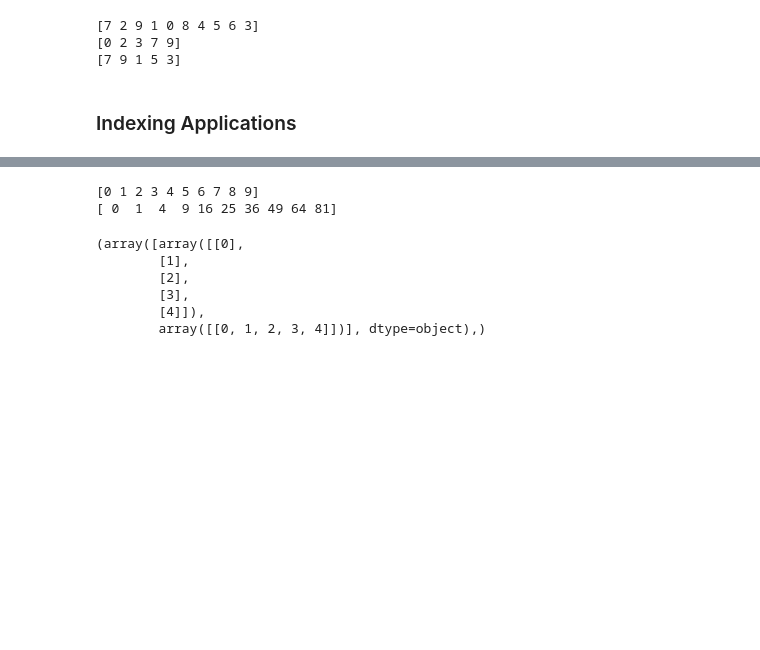
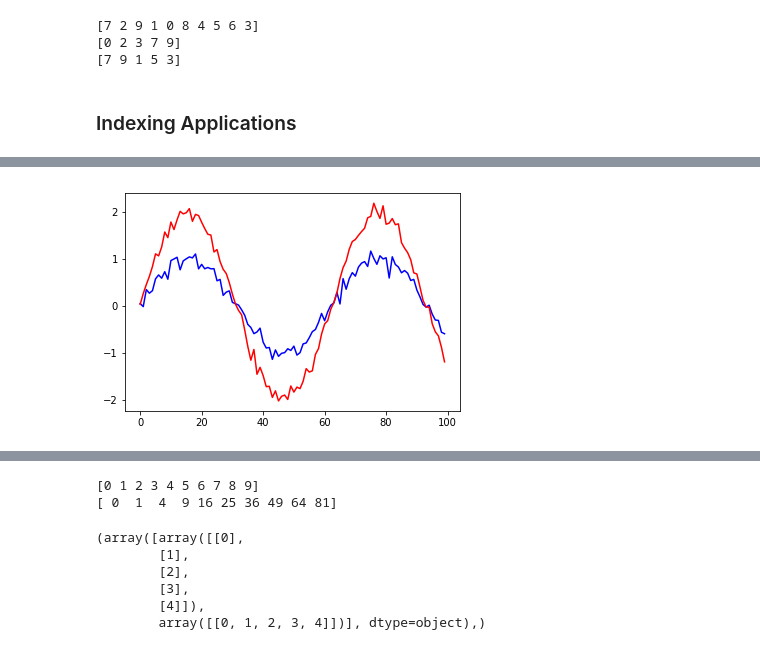
Before and after one commit to vlad17/np-learn, a Jupyter notebook: presentation.ipynb, the cells around one changed output, grey strips where cells are left out. Saved outputs shown, nothing was run; the diff lists cells and outputs as text; code cells hidden in the pictures; blank space fills up the shorter version.

Commit message:
added indexing examples

```diff
--- a/presentation.ipynb
+++ b/presentation.ipynb
@@ -693,0 +741,18 @@ np.ix_(np.ogrid[0:5, 0:5])
+# %%
+# Actual problem from my research:
+
+# Suppose you have 2 sensors, each of which should take measurements
+# at even intervals over the day. We want to make a method which can let us
+# recover from device failure: if a sensor goes down for an extended period,
+# can we impute the missing values from the other?
+
+# Take for example two strongly correlated measured signals:
+
+np.random.seed(1234)
+s1 = np.sin(np.linspace(0, 10, 100)) + np.random.randn(100) * 0.1
+s2 = 2 * np.sin(np.linspace(0, 10, 100)) + np.random.randn(100) * 0.1
+plt.plot(s1, color='blue')
+plt.plot(s2, color='red')
+plt.show()
+# %% [output]
+[figure, added]
```
Also changed, not shown: parts of 11 cells of this notebook, 1 other file.
